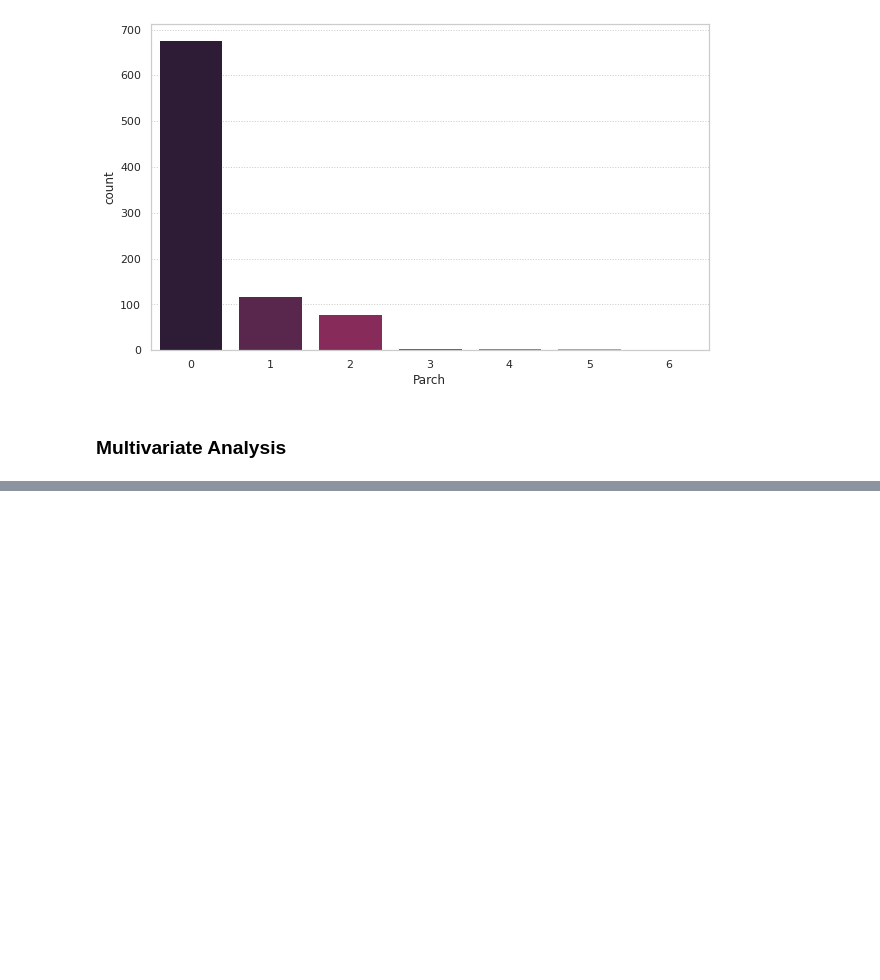
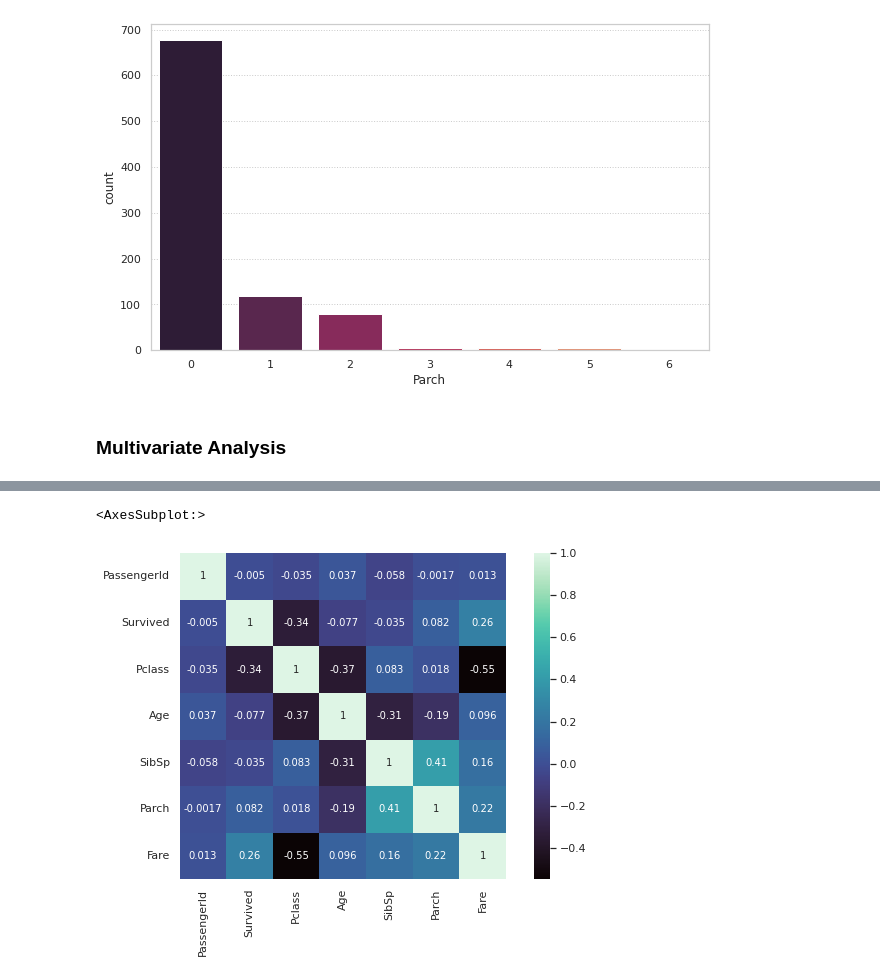
Before and after one commit to karthigeyan0312/My_Kaggle_Practice_Exercises, a Jupyter notebook: titanic-prediction.ipynb, the cells around one changed output, grey strips where cells are left out. Cells and saved outputs as stored; diff of their text form; code cells hidden in the pictures; blank space fills up the shorter version.

```diff
--- a/titanic-prediction.ipynb
+++ b/titanic-prediction.ipynb
@@ -427,0 +521,7 @@ fig.show()
+# %%
+correlation = df_train.corr()
+
+sns.heatmap(correlation, cmap='mako', square=True, annot=True)
+# %% [output]
+<AxesSubplot:>
+[figure, added]
```
Also changed, not shown: parts of 11 cells of this notebook.
